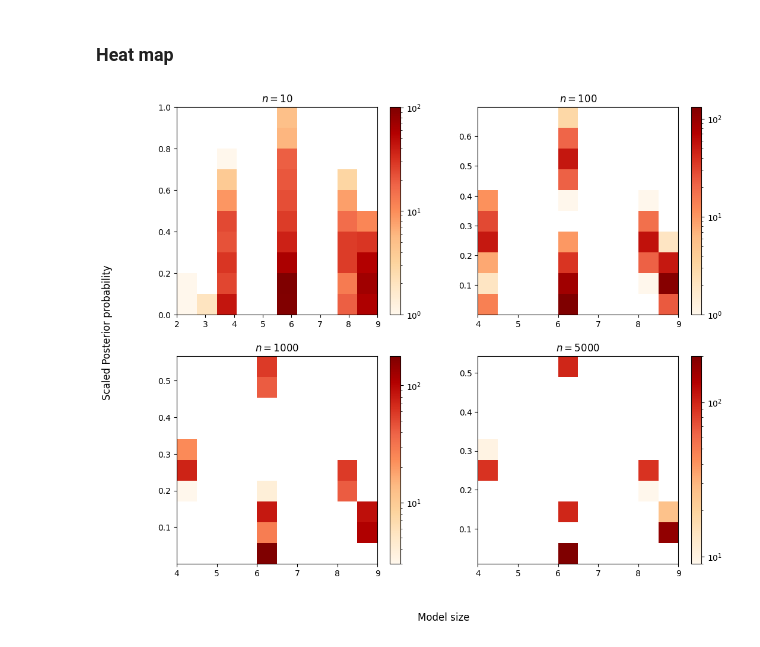
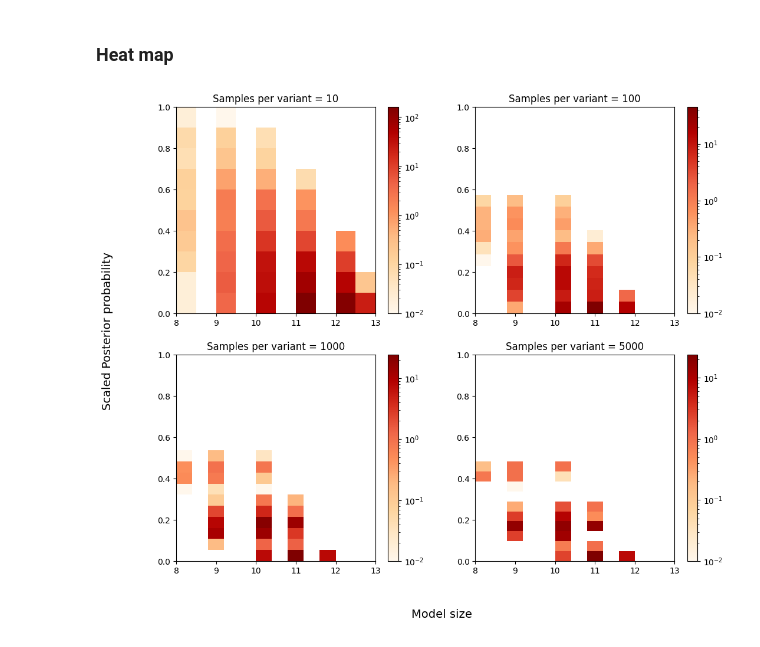
Before and after one commit to AparaV/rashomon-partition-sets, a Jupyter notebook: Code/analyze_results.ipynb, the cells around one changed output. Cells and saved outputs as stored; diff of their text form; code cells hidden in the pictures.

Commit message:
Regenerate the heatmaps with proper scales

```diff
--- a/Code/analyze_results.ipynb
+++ b/Code/analyze_results.ipynb
@@ -305,7 +305,7 @@ plt.show()
 # %% [markdown]
 # Simulations #2
 # %%
-rashomon_csv = "../Results/simulation_3_rashomon.csv"
+rashomon_csv = "../Results/simulation_2_rashomon.csv"
 rashomon_raw_df = pd.read_csv(rashomon_csv)
 rashomon_raw_df = rashomon_raw_df.drop("Unnamed: 0", axis=1)
 rashomon_raw_df.head()
@@ -679,43 +679,49 @@ heatmap_df["posterior"] = np.exp(-heatmap_df["loss"])
 heatmap_df["posterior"] = (heatmap_df["posterior"] - np.min(heatmap_df["posterior"])) / \
     (np.max(heatmap_df["posterior"]) - np.min(heatmap_df["posterior"]))
 
-heatmap_df_1 = heatmap_df[heatmap_df["n_per_pol"] == 10]
-heatmap_df_2 = heatmap_df[heatmap_df["n_per_pol"] == 100]
-heatmap_df_3 = heatmap_df[heatmap_df["n_per_pol"] == 1000]
-heatmap_df_4 = heatmap_df[heatmap_df["n_per_pol"] == 5000]
+
+heatmap_dfs = [None]*4
+heatmap_dfs[0] = heatmap_df[heatmap_df["n_per_pol"] == 10]
+heatmap_dfs[1] = heatmap_df[heatmap_df["n_per_pol"] == 100]
+heatmap_dfs[2] = heatmap_df[heatmap_df["n_per_pol"] == 1000]
+heatmap_dfs[3] = heatmap_df[heatmap_df["n_per_pol"] == 5000]
+# for i in range(4):
+#     heatmap_dfs[i]["posterior"] = (heatmap_dfs[i]["posterior"] - np.min(heatmap_dfs[i]["posterior"])) / \
+#         (np.max(heatmap_dfs[i]["posterior"]) - np.min(heatmap_dfs[i]["posterior"]))
 # %%
 fig, ax = plt.subplots(2, 2, figsize=(12,10))
 
-h = ax[0, 0].hist2d(heatmap_df_1["num_pools"], heatmap_df_1["posterior"], norm=colors.LogNorm(),
-             cmap="OrRd")
-ax[0, 0].set_title(r"$n = 10$", fontsize=12)
+h = ax[0, 0].hist2d(heatmap_dfs[0]["num_pools"], heatmap_dfs[0]["posterior"], norm=colors.LogNorm(),
+             cmap="OrRd", weights=[1e-2]*len(heatmap_dfs[0]))
+ax[0, 0].set_title("Samples per variant = 10", fontsize=12)
 fig.colorbar(h[3], norm=colors.NoNorm, ax=ax[0, 0])
 
-h = ax[0, 1].hist2d(heatmap_df_2["num_pools"], heatmap_df_2["posterior"], norm=colors.LogNorm(),
-             cmap="OrRd")
-ax[0, 1].set_title(r"$n = 100$", fontsize=12)
+h = ax[0, 1].hist2d(heatmap_dfs[1]["num_pools"], heatmap_dfs[1]["posterior"], norm=colors.LogNorm(),
+             cmap="OrRd", weights=[1e-2]*len(heatmap_dfs[1]))
+ax[0, 1].set_title("Samples per variant = 100", fontsize=12)
 fig.colorbar(h[3], norm=colors.NoNorm, ax=ax[0, 1])
 
-h = ax[1, 0].hist2d(heatmap_df_3["num_pools"], heatmap_df_3["posterior"], norm=colors.LogNorm(),
-             cmap="OrRd")
-ax[1, 0].set_title(r"$n = 1000$", fontsize=12)
+h = ax[1, 0].hist2d(heatmap_dfs[2]["num_pools"], heatmap_dfs[2]["posterior"], norm=colors.LogNorm(),
+             cmap="OrRd", weights=[1e-2]*len(heatmap_dfs[2]))
+ax[1, 0].set_title("Samples per variant = 1000", fontsize=12)
 fig.colorbar(h[3], norm=colors.NoNorm, ax=ax[1, 0])
 
-h = ax[1, 1].hist2d(heatmap_df_4["num_pools"], heatmap_df_4["posterior"], norm=colors.LogNorm(),
-             cmap="OrRd")
-ax[1, 1].set_title(r"$n = 5000$", fontsize=12)
+h = ax[1, 1].hist2d(heatmap_dfs[3]["num_pools"], heatmap_dfs[3]["posterior"], norm=colors.LogNorm(),
+             cmap="OrRd", weights=[1e-2]*len(heatmap_dfs[3]))
+ax[1, 1].set_title("Samples per variant = 5000", fontsize=12)
 fig.colorbar(h[3], norm=colors.NoNorm, ax=ax[1, 1])
 
-# for i in range(2):
-#     for j in range(2):
-#         ax[i, j].set_xlabel("Model size", fontsize=12)
+for i in range(2):
+    for j in range(2):
+        ax[i, j].set_ylim(0, 1)
+        ax[i, j].set_xlim(8, 13)
 #         ax[i, j].set_ylabel("Scaled Posterior probability", fontsize=12)
 
 
-fig.supylabel("Scaled Posterior probability", fontsize=12)
-fig.supxlabel("Model size", fontsize=12)
+fig.supylabel("Scaled Posterior probability", fontsize=14)
+fig.supxlabel("Model size", fontsize=14)
 
-plt.savefig("../Figures/worst_case/rset_2d_hist.png", dpi=300, bbox_inches="tight")
+plt.savefig("../Figures/sim_2/rset_2d_hist.png", dpi=300, bbox_inches="tight")
 plt.show()
 # %% [output]
-[figure, old version]
+[figure, new version]
```
Also changed, not shown: parts of 3 cells of this notebook, 5 other files.
